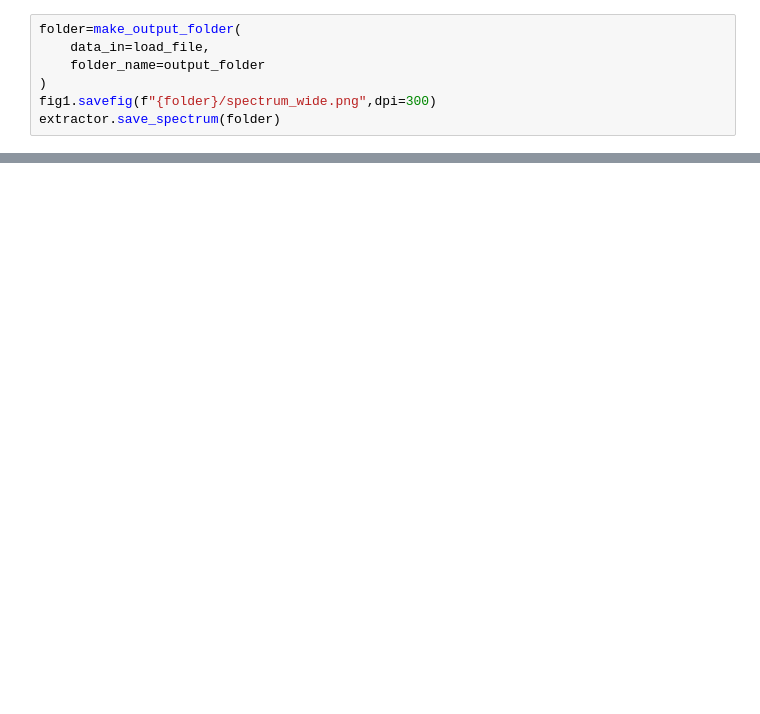
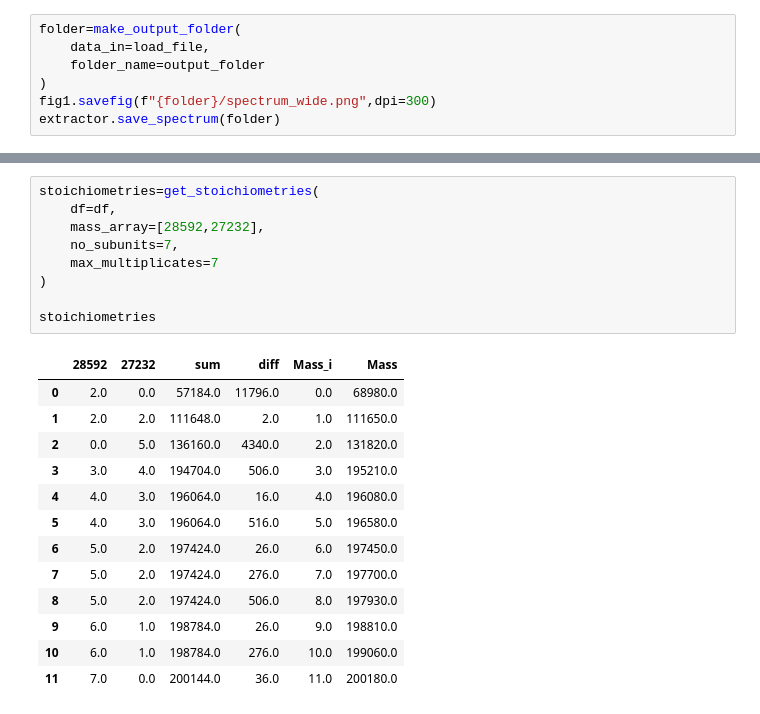
Before and after one commit to sknesiron/NativeMS_Analysis, a Jupyter notebook: ms_analysis.ipynb, the cells around one changed output, grey strips where cells are left out. Cells and saved outputs as stored; diff of their text form; blank space fills up the shorter version.

```diff
--- a/ms_analysis.ipynb
+++ b/ms_analysis.ipynb
@@ -137,0 +139,23 @@ get_likely_composition(
+# %%
+stoichiometries=get_stoichiometries(
+    df=df,
+    mass_array=[28592,27232],
+    no_subunits=7,
+    max_multiplicates=7
+)
+
+stoichiometries
+# %% [output]
+|  | 28592 | 27232 | sum | diff | Mass_i | Mass |
+| 0 | 2.0 | 0.0 | 57184.0 | 11796.0 | 0.0 | 68980.0 |
+| 1 | 2.0 | 2.0 | 111648.0 | 2.0 | 1.0 | 111650.0 |
+| 2 | 0.0 | 5.0 | 136160.0 | 4340.0 | 2.0 | 131820.0 |
+| 3 | 3.0 | 4.0 | 194704.0 | 506.0 | 3.0 | 195210.0 |
+| 4 | 4.0 | 3.0 | 196064.0 | 16.0 | 4.0 | 196080.0 |
+| 5 | 4.0 | 3.0 | 196064.0 | 516.0 | 5.0 | 196580.0 |
+| 6 | 5.0 | 2.0 | 197424.0 | 26.0 | 6.0 | 197450.0 |
+| 7 | 5.0 | 2.0 | 197424.0 | 276.0 | 7.0 | 197700.0 |
+| 8 | 5.0 | 2.0 | 197424.0 | 506.0 | 8.0 | 197930.0 |
+| 9 | 6.0 | 1.0 | 198784.0 | 26.0 | 9.0 | 198810.0 |
+| 10 | 6.0 | 1.0 | 198784.0 | 276.0 | 10.0 | 199060.0 |
+| 11 | 7.0 | 0.0 | 200144.0 | 36.0 | 11.0 | 200180.0 |
```
Also changed, not shown: parts of 10 cells of this notebook, 2 other files.
